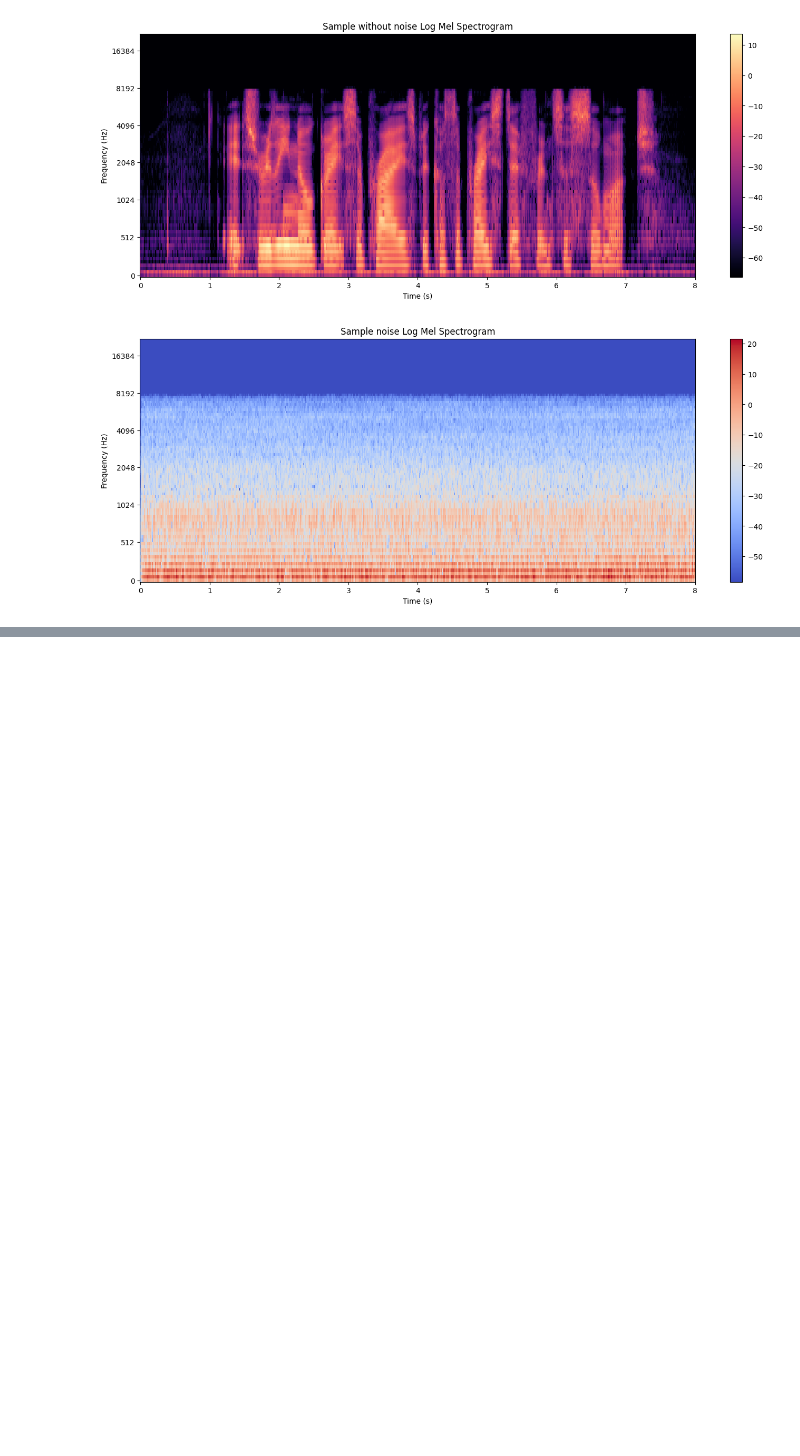
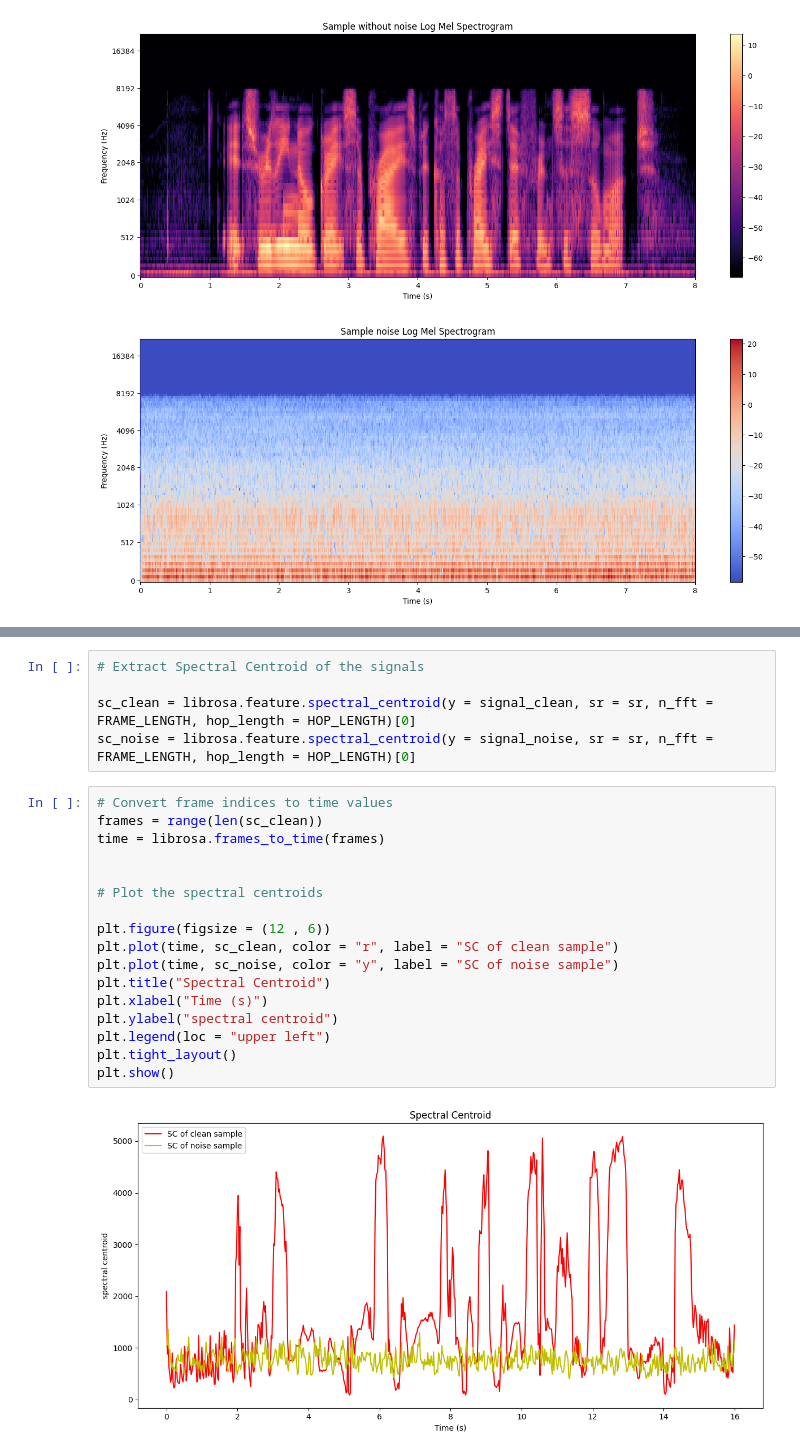
Before and after one commit to MahyarFardin/Deep-white-noise-elimination-using-recurrent-and-convolutional-generative-adversial-networks, a Jupyter notebook: dataset_overview.ipynb, the cells around one changed output, grey strips where cells are left out. Saved outputs shown, nothing was run; the diff lists cells and outputs as text; blank space fills up the shorter version.

Commit message:
The Spectral Centroid was extracted

```diff
--- a/dataset_overview.ipynb
+++ b/dataset_overview.ipynb
@@ -382,0 +398,24 @@ plot_mfccs(delta2_mfccs_noise, sr, titls = "Sample  noise Delta Delta MFCCs")
+# %%
+# Extract Spectral Centroid of the signals
+
+sc_clean = librosa.feature.spectral_centroid(y = signal_clean, sr = sr, n_fft = FRAME_LENGTH, hop_length = HOP_LENGTH)[0]
+sc_noise = librosa.feature.spectral_centroid(y = signal_noise, sr = sr, n_fft = FRAME_LENGTH, hop_length = HOP_LENGTH)[0]
+# %%
+# Convert frame indices to time values
+frames = range(len(sc_clean))
+time = librosa.frames_to_time(frames)
+
+
+# Plot the spectral centroids
+
+plt.figure(figsize = (12 , 6))
+plt.plot(time, sc_clean, color = "r", label = "SC of clean sample")
+plt.plot(time, sc_noise, color = "y", label = "SC of noise sample")
+plt.title("Spectral Centroid")
+plt.xlabel("Time (s)")
+plt.ylabel("spectral centroid")
+plt.legend(loc = "upper left")
+plt.tight_layout()
+plt.show()
+# %% [output]
+[figure, added]
```
Also changed, not shown: parts of 7 cells of this notebook.
